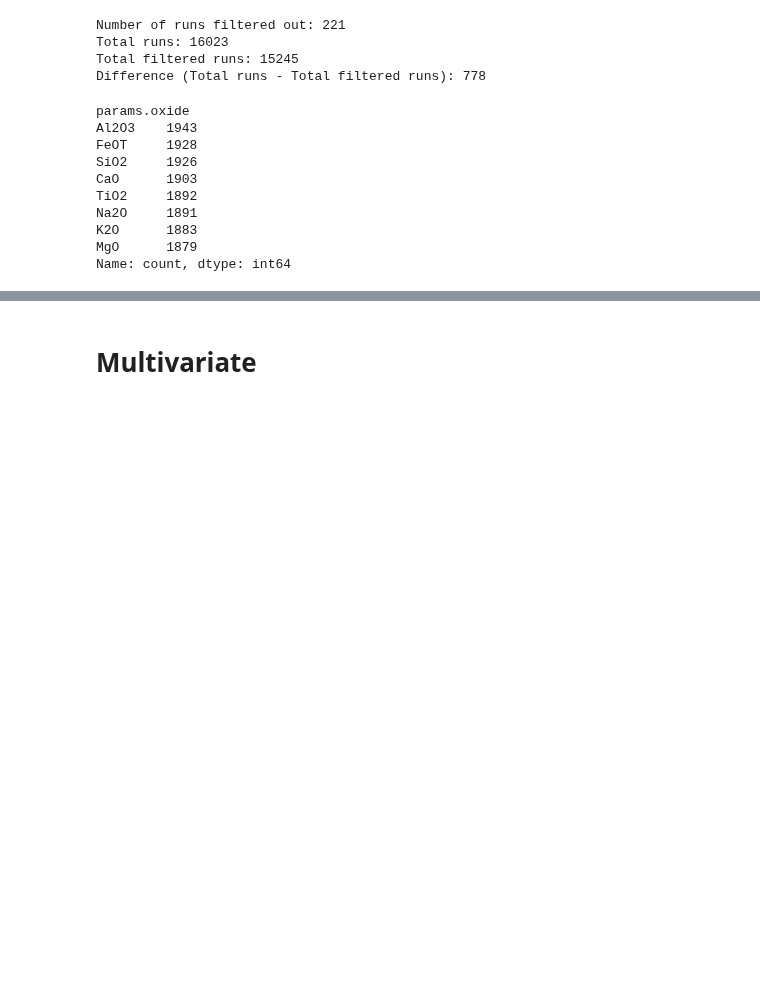
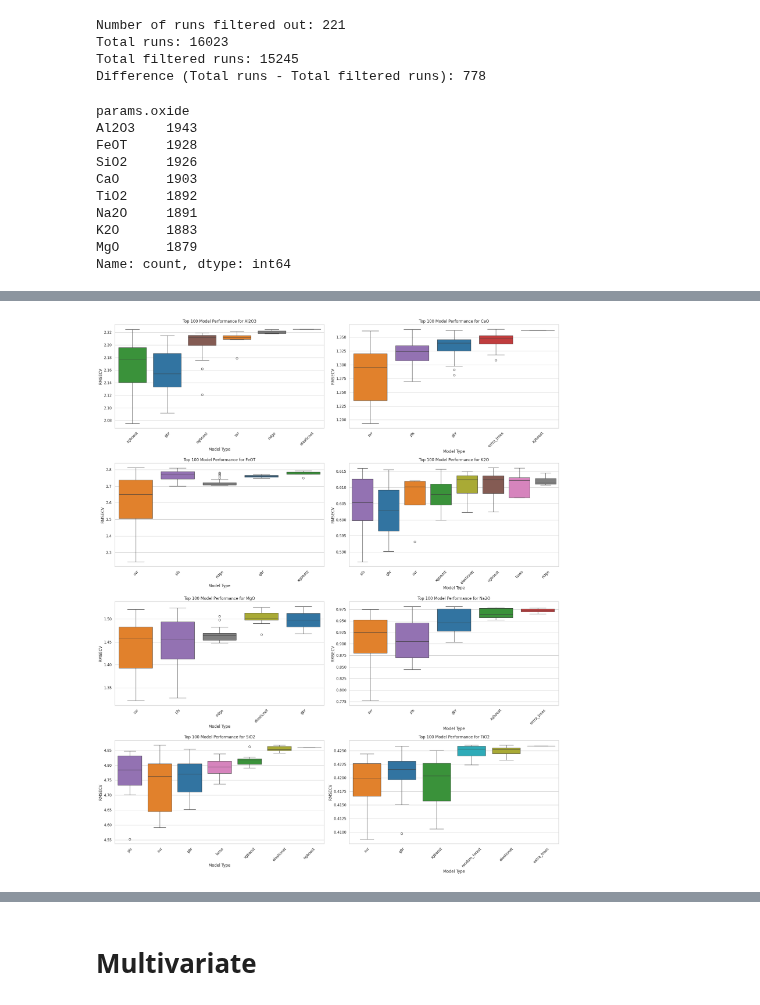
Before and after one commit to chhoumann/thesis-chemcam, a Jupyter notebook: baseline/experiment_analysis/experiment_analysis.ipynb, the cells around one changed output, grey strips where cells are left out. Drawn from its saved outputs; the diff is of its cells as text; code cells hidden in the pictures; blank space fills up the shorter version.

```diff
--- a/baseline/experiment_analysis/experiment_analysis.ipynb
+++ b/baseline/experiment_analysis/experiment_analysis.ipynb
@@ -92,3 +92,87 @@ def display_table_with_options(df, max_columns=10, max_rows=100, display_func=la
 
     pd.set_option('display.max_columns', original_max_columns)
     pd.set_option('display.max_rows', original_max_rows)
+# %%
+import pandas as pd
+import matplotlib.pyplot as plt
+import seaborn as sns
+
+# Define a consistent color palette for each category
+model_palette = {
+    "gbr": "#1f77b4",
+    "svr": "#ff7f0e",
+    "xgboost": "#2ca02c",
+    "extra_trees": "#d62728",
+    "pls": "#9467bd",
+    "ngboost": "#8c564b",
+    "lasso": "#e377c2",
+    "ridge": "#7f7f7f",
+    "elasticnet": "#bcbd22",
+    "random_forest": "#17becf"
+}
+
+scaler_palette = {
+    "robust_scaler": "#1f77b4",
+    "standard_scaler": "#ff7f0e",
+    "min_max_scaler": "#2ca02c",
+    "max_abs_scaler": "#d62728",
+    "norm3_scaler": "#9467bd"
+}
+
+transformer_palette = {
+    "power_transformer": "#1f77b4",
+    "quantile_transformer": "#ff7f0e",
+    "none": "#2ca02c"
+}
+
+pca_palette = {
+    "pca": "#1f77b4",
+    "kernel_pca": "#ff7f0e",
+    "none": "#2ca02c"
+}
+
+# Clean the dataset
+def clean_experiment_data(runs: pd.DataFrame) -> pd.DataFrame:
+    filtered_runs = runs[~runs["params.model_type"].isna()]  # Remove runs without model type (parent runs)
+    filtered_runs = filtered_runs[filtered_runs["status"] != "FAILED"]  # Remove failed runs
+    filtered_runs = filtered_runs[filtered_runs['metrics.rmse_cv'] <= 50]  # Remove runs with high RMSE_CV
+    return filtered_runs
+
+cleaned_data = clean_experiment_data(runs)
+
+# Define a function to get the top N trials for each oxide
+def get_top_trials(data, top_n=100):
+    top_trials = data.groupby('params.oxide').apply(lambda x: x.nsmallest(top_n, 'metrics.rmse_cv')).reset_index(drop=True)
+    return top_trials
+
+# Get the top 100 trials for each oxide
+top_trials = get_top_trials(cleaned_data, top_n=100)
+
+# Function to create subplots with consistent colors
+def create_subplots(data, x_col, y_col, hue_col, palette, title_prefix):
+    unique_oxides = data[hue_col].unique()
+    fig, axes = plt.subplots(nrows=4, ncols=2, figsize=(20, 24))
+    axes = axes.flatten()
+    for i, oxide in enumerate(unique_oxides):
+        ax = axes[i]
+        subset = data[data[hue_col] == oxide]
+        sns.boxplot(x=x_col, y=y_col, data=subset, ax=ax, palette=[palette[val] for val in subset[x_col].unique()])
+        ax.set_title(f'{title_prefix} for {oxide}')
+        ax.set_xlabel(x_col.replace('params.', '').replace('_', ' ').title().replace('Pca', 'PCA'))
+        ax.set_ylabel('RMSECV')
+        ax.set_xticklabels(ax.get_xticklabels(), rotation=45)
+    plt.tight_layout()
+    plt.show()
+
+# Create subplots for model performance
+create_subplots(top_trials, 'params.model_type', 'metrics.rmse_cv', 'params.oxide', model_palette, 'Top 100 Model Performance')
+
+# Create subplots for scaler performance
+create_subplots(top_trials, 'params.scaler_type', 'metrics.rmse_cv', 'params.oxide', scaler_palette, 'Top 100 Scaler Performance')
+
+# Create subplots for transformer performance
+create_subplots(top_trials, 'params.transformer_type', 'metrics.rmse_cv', 'params.oxide', transformer_palette, 'Top 100 Transformer Performance')
+
+# Create subplots for PCA performance
+create_subplots(top_trials, 'params.pca_type', 'metrics.rmse_cv', 'params.oxide', pca_palette, 'Top 100 PCA Performance')
+# %% [output]
@@ -94,0 +196 @@ def display_table_with_options(df, max_columns=10, max_rows=100, display_func=la
+[figure, added]
```
Also changed, not shown: parts of 1 cell of this notebook.
